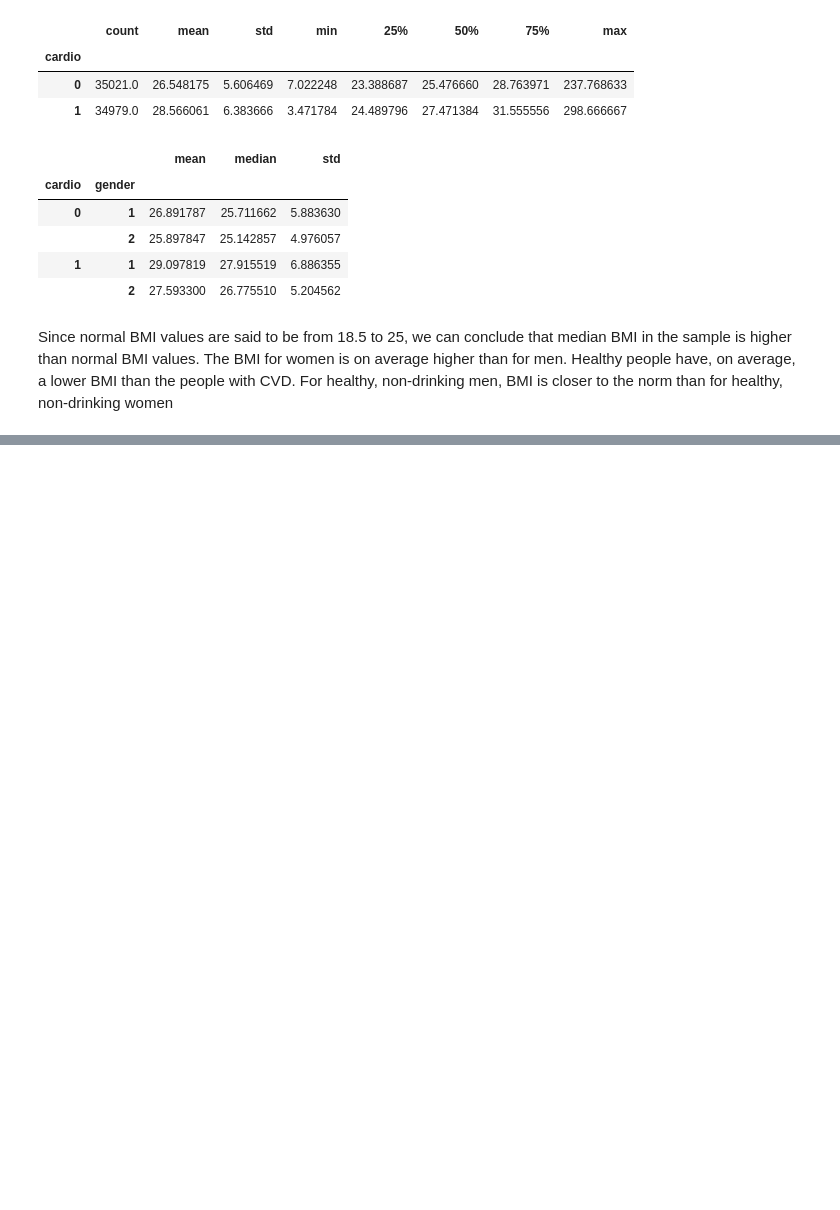
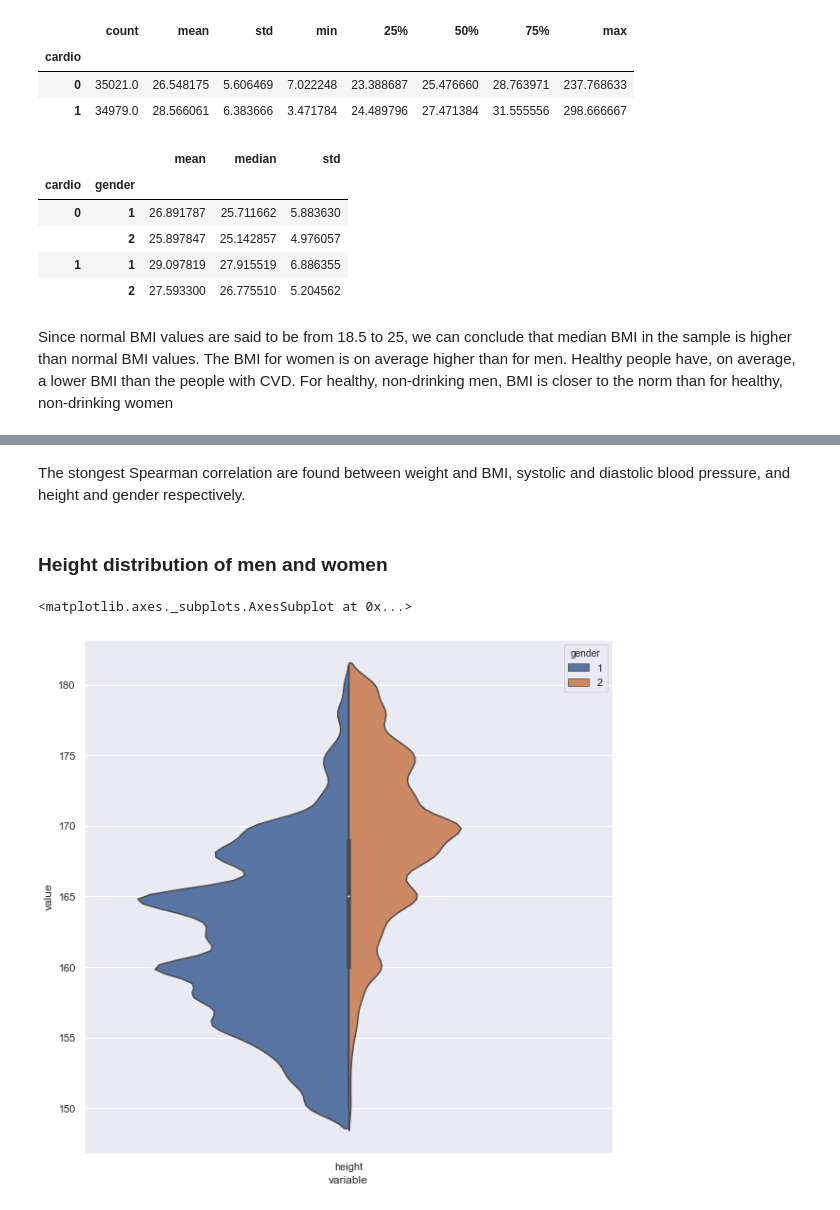
Before and after one commit to olkudrina/ods_ai-practice, a Jupyter notebook: VDA/Cardiovascular disease VDA.ipynb, the cells around one changed output, grey strips where cells are left out. Cells and saved outputs as stored; diff of their text form; code cells hidden in the pictures; blank space fills up the shorter version.

```diff
--- a/VDA/Cardiovascular disease VDA.ipynb
+++ b/VDA/Cardiovascular disease VDA.ipynb
@@ -241,0 +304,11 @@ For healthy, non-drinking men, BMI is closer to the norm than for healthy, non-d
+# %% [markdown]
+The stongest Spearman correlation are found between weight and BMI, systolic and diastolic blood pressure, and height and gender respectively.
+# %% [markdown]
+### Height distribution of men and women
+# %%
+df_melted = pd.melt(frame = df_cleaned, value_vars = ['height'], id_vars = ['gender'])
+plt.figure(figsize = (10, 10))
+sns.violinplot(x = 'variable', y = 'value', hue = 'gender', data = df_melted, scale = 'count', split = True)
+# %% [output]
+<matplotlib.axes._subplots.AxesSubplot at 0x...>
+[figure, added]
```
Also changed, not shown: parts of 15 cells of this notebook.
